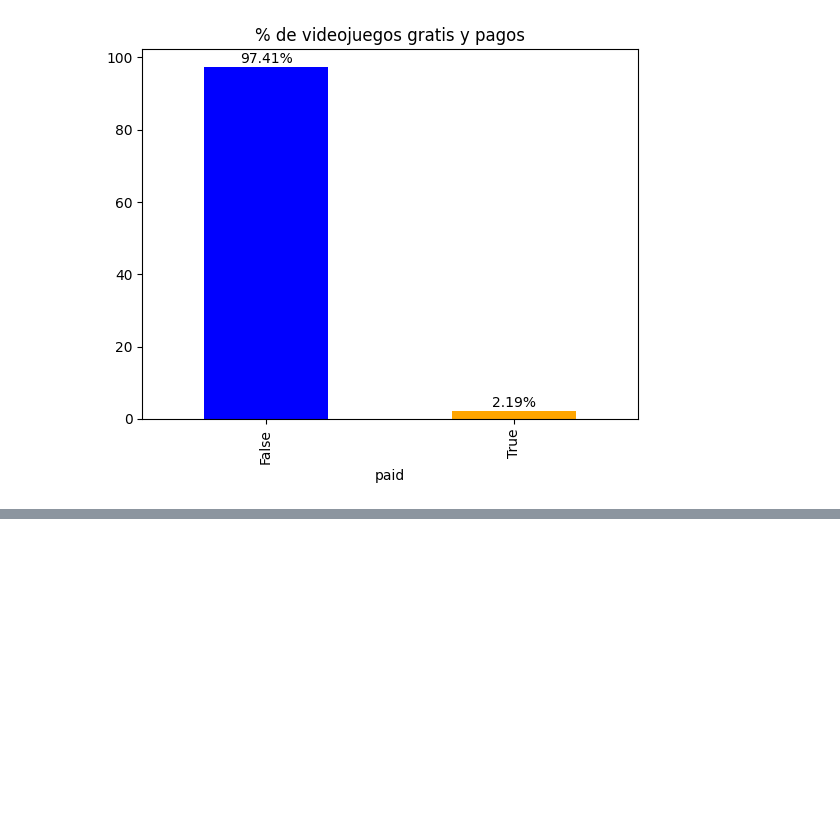
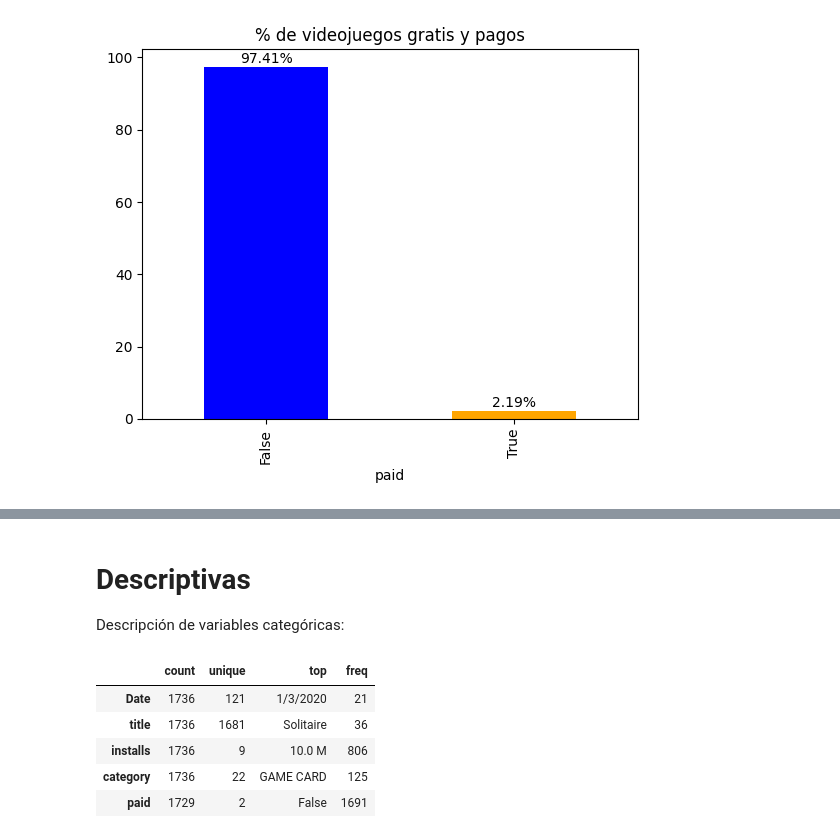
Before and after one commit to jfgesis/Limpieza_de_Datos, a Jupyter notebook: LimpiezaDatos_VideoJuegos.ipynb, the cells around one changed output, grey strips where cells are left out. Drawn from its saved outputs; the diff is of its cells as text; code cells hidden in the pictures; blank space fills up the shorter version.

```diff
--- a/LimpiezaDatos_VideoJuegos.ipynb
+++ b/LimpiezaDatos_VideoJuegos.ipynb
@@ -163,3 +163,16 @@ fig.add_trace(go.Box(y=android_games['growth (60 days)']))
 fig.show()
 # %% [output]
 [interactive output not drawn]
+# %% [markdown]
+# Descriptivas
+
+Descripción de variables categóricas:
+# %%
+android_games.describe(include='O').T
+# %% [output]
+|  | count | unique | top | freq |
+| Date | 1736 | 121 | 1/3/2020 | 21 |
+| title | 1736 | 1681 | Solitaire | 36 |
+| installs | 1736 | 9 | 10.0 M | 806 |
+| category | 1736 | 22 | GAME CARD | 125 |
+| paid | 1729 | 2 | False | 1691 |
```
Also changed, not shown: parts of 5 cells of this notebook.
